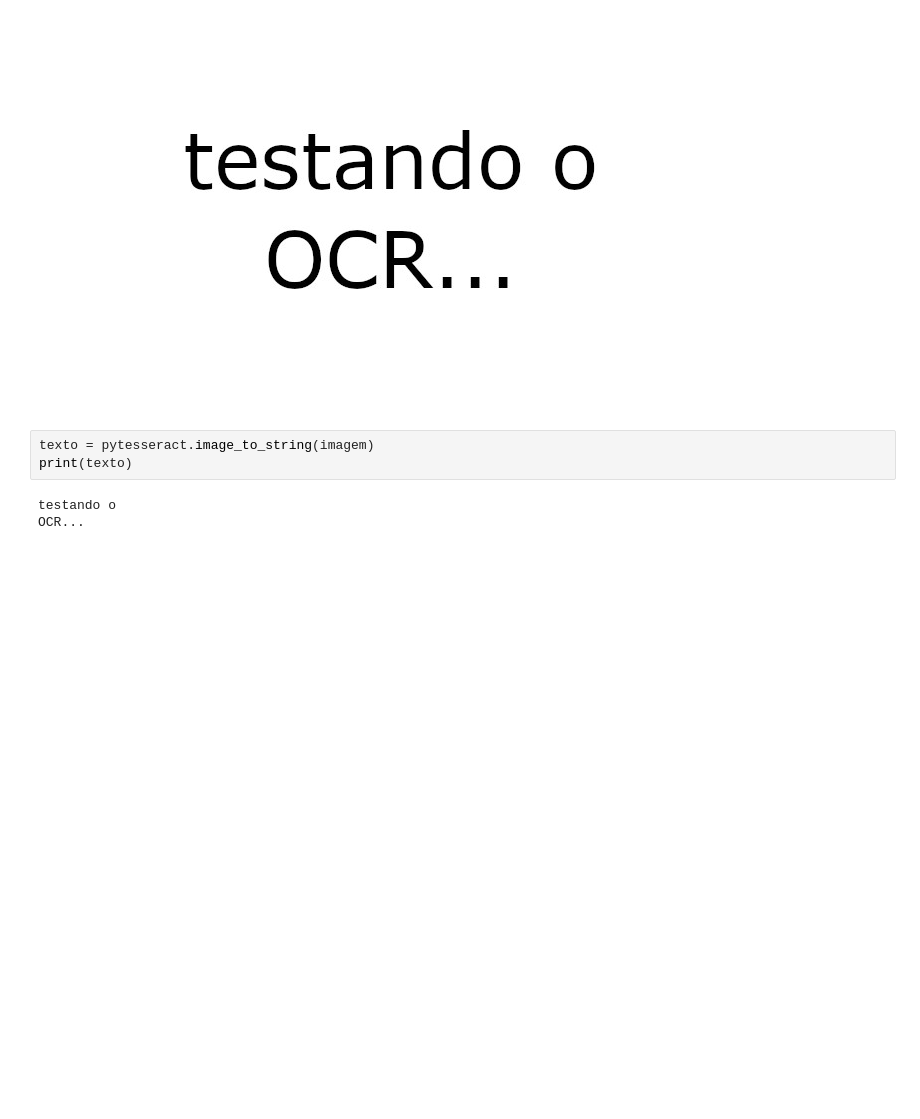
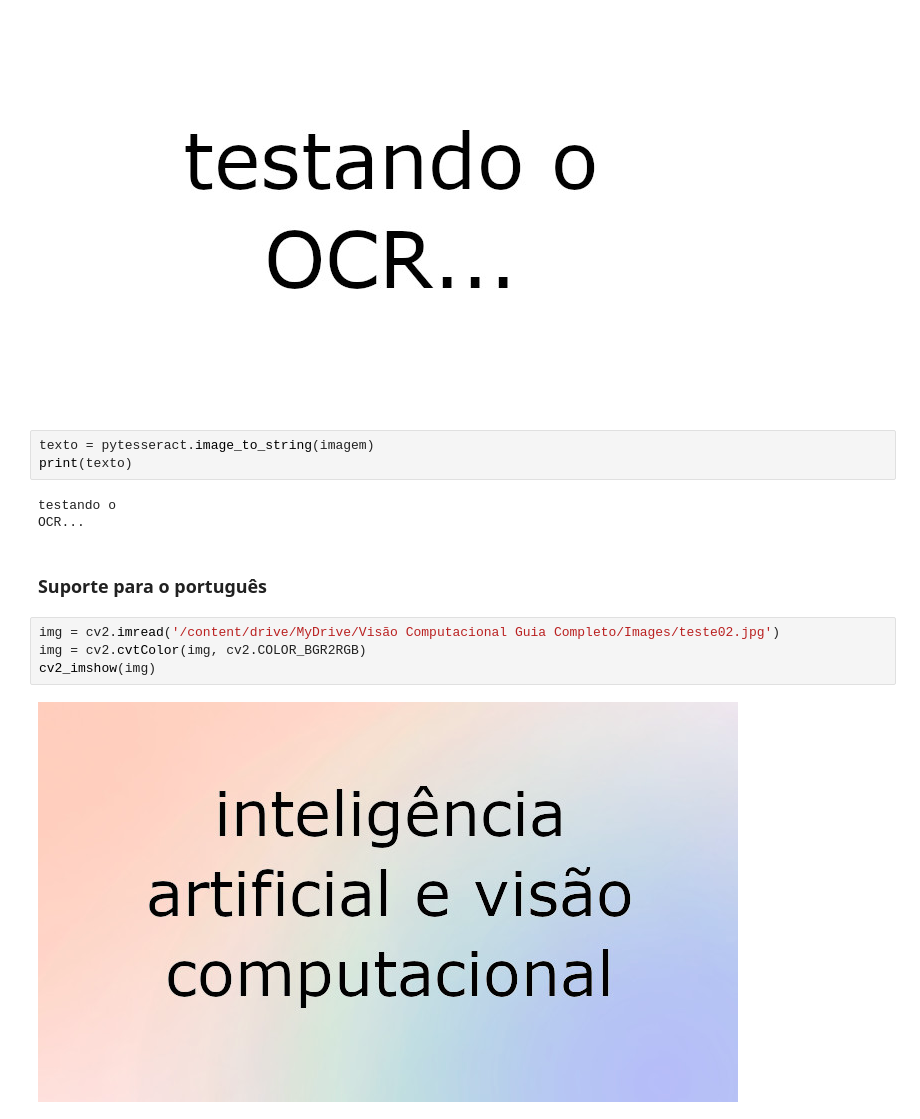
Before and after one commit to KauaHenSilva/python_ocr_and_tesseract, a Jupyter notebook: text_recognition_in_images.ipynb, the cells around one changed output. Cells and saved outputs as stored; diff of their text form; blank space fills up the shorter version.

```diff
--- a/text_recognition_in_images.ipynb
+++ b/text_recognition_in_images.ipynb
@@ -53,3 +53,11 @@ print(texto)
 # %% [output]
 testando o
 OCR...
+# %% [markdown]
+### Suporte para o português
+# %%
+img = cv2.imread('/content/drive/MyDrive/Visão Computacional Guia Completo/Images/teste02.jpg')
+img = cv2.cvtColor(img, cv2.COLOR_BGR2RGB)
+cv2_imshow(img)
+# %% [output]
+[figure, added]
```
Also changed, not shown: parts of 4 cells of this notebook.
